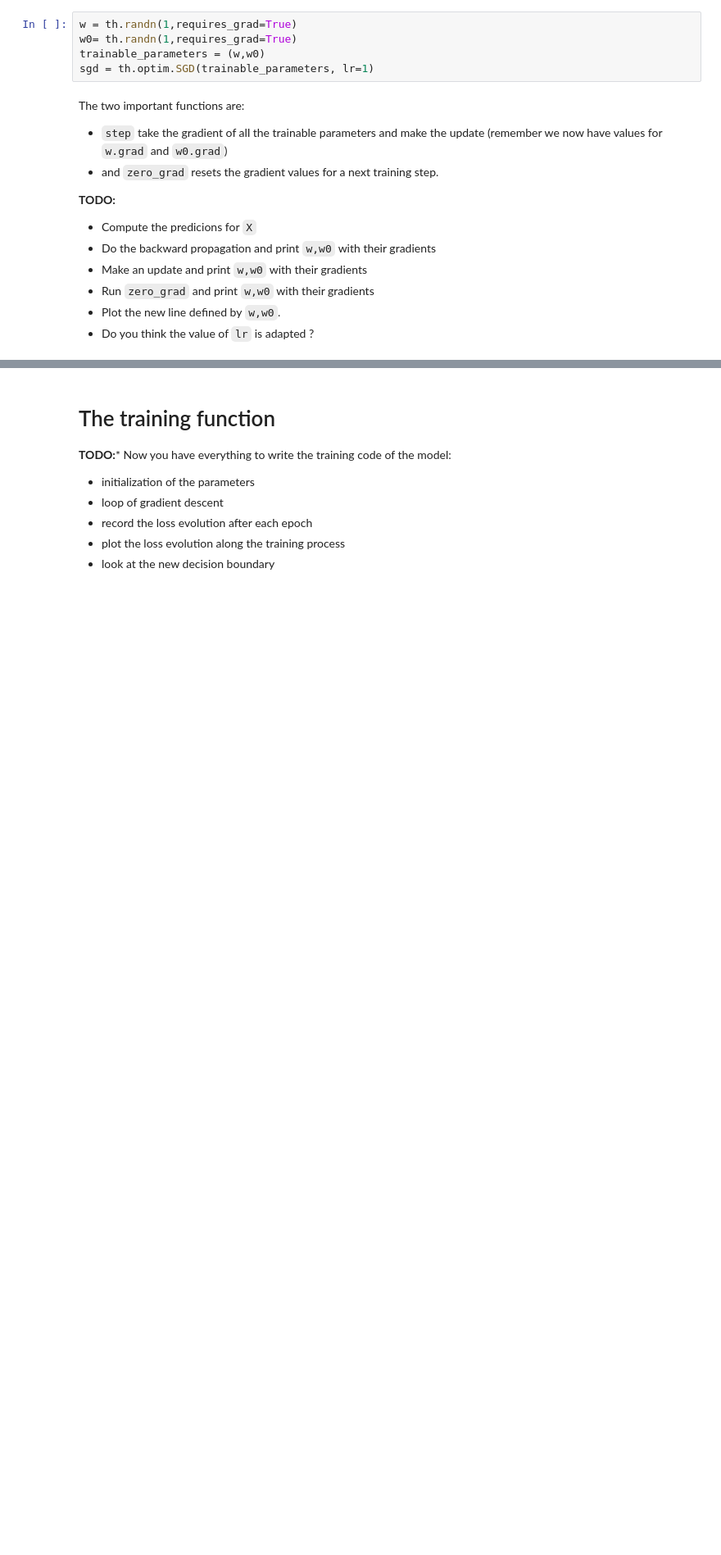
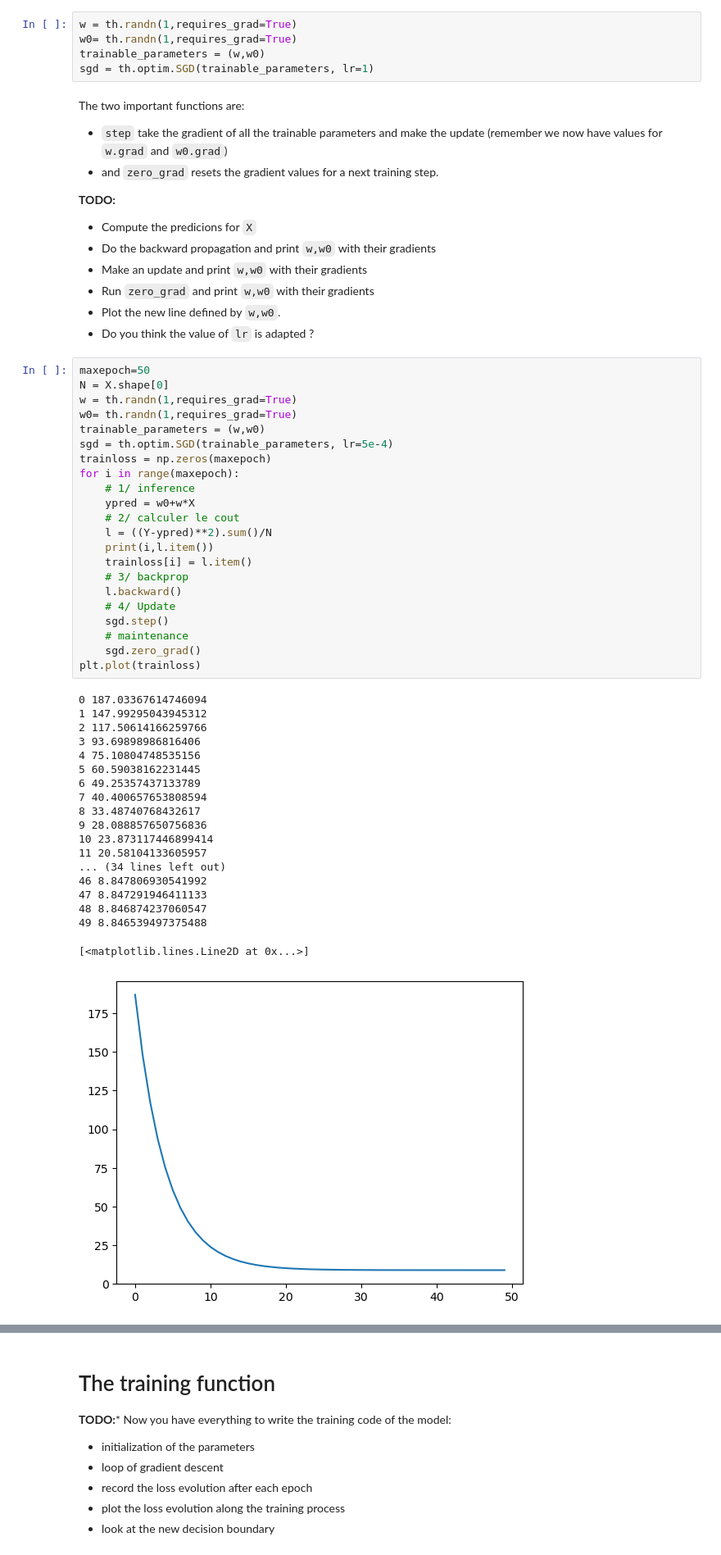
Before and after one commit to Allauzen/cpia-dl, a Jupyter notebook: tp/pytorch-intro-2025-cor.ipynb, the cells around one changed output, grey strips where cells are left out. Shown: that part at 82% size. Drawn from its saved outputs; the diff is of its cells as text; blank space fills up the shorter version.

```diff
--- a/tp/pytorch-intro-2025-cor.ipynb
+++ b/tp/pytorch-intro-2025-cor.ipynb
@@ -488,3 +503,45 @@ The two important functions are:
 - Run `zero_grad`  and print `w,w0` with their gradients
 - Plot the new line defined by `w,w0`.
 - Do you think the value of `lr` is adapted ?
+# %%
+maxepoch=50
+N = X.shape[0]
+w = th.randn(1,requires_grad=True)
+w0= th.randn(1,requires_grad=True)
+trainable_parameters = (w,w0)
+sgd = th.optim.SGD(trainable_parameters, lr=5e-4)
+trainloss = np.zeros(maxepoch)
+for i in range(maxepoch):
+    # 1/ inference
+    ypred = w0+w*X
+    # 2/ calculer le cout
+    l = ((Y-ypred)**2).sum()/N
+    print(i,l.item())
+    trainloss[i] = l.item()
+    # 3/ backprop
+    l.backward()
+    # 4/ Update
+    sgd.step()
+    # maintenance
+    sgd.zero_grad()
+plt.plot(trainloss)
+# %% [output]
+0 187.03367614746094
+1 147.99295043945312
+2 117.50614166259766
+3 93.69898986816406
+4 75.10804748535156
+5 60.59038162231445
+6 49.25357437133789
+7 40.400657653808594
+8 33.48740768432617
+9 28.088857650756836
+10 23.873117446899414
+11 20.58104133605957
+... (34 lines left out)
+46 8.847806930541992
+47 8.847291946411133
+48 8.846874237060547
+49 8.846539497375488
+[<matplotlib.lines.Line2D at 0x...>]
+[figure, added]
```
Also changed, not shown: parts of 27 cells of this notebook.
